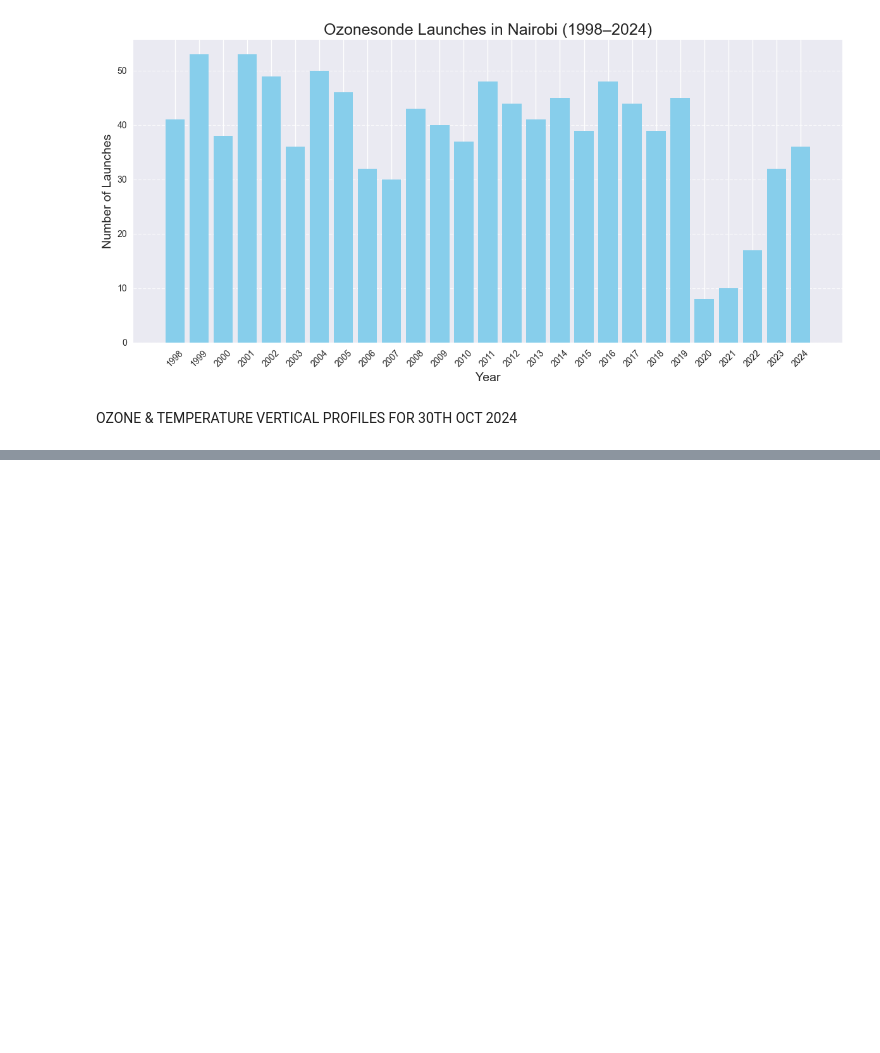
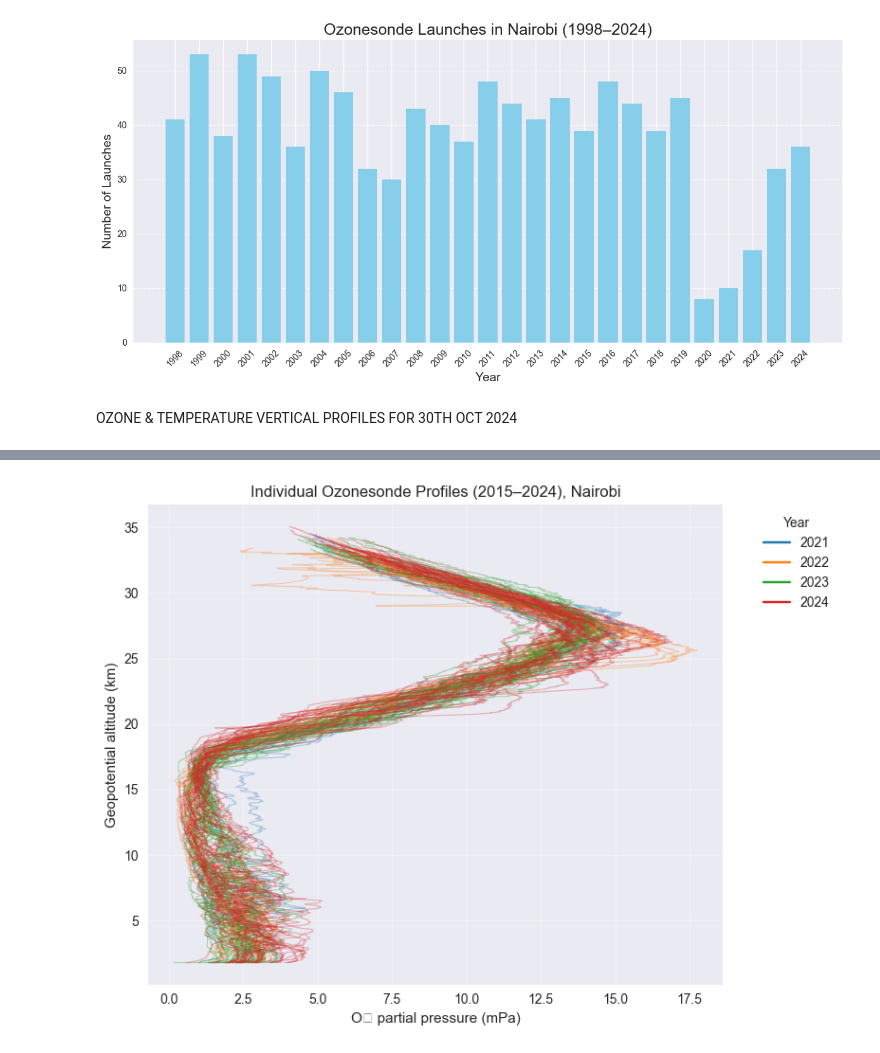
Before and after one commit to MUTUKU-1/WORLD_OZONE_DAY, a Jupyter notebook: worldozoneday.ipynb, the cells around one changed output, grey strips where cells are left out. Drawn from its saved outputs; the diff is of its cells as text; code cells hidden in the pictures; blank space fills up the shorter version.

Commit message:
plot5

```diff
--- a/worldozoneday.ipynb
+++ b/worldozoneday.ipynb
@@ -136,0 +222,81 @@ Extracted 7081 rows and 3 columns
+# %%
+import re
+from pathlib import Path
+
+import pandas as pd
+import matplotlib.pyplot as plt
+
+# 1. Setup
+base_dir = Path("Ozonesondes")
+years    = range(2021, 2025)         # now covers 2021, 2022, 2023, 2024
+exts     = {".txt", ".dat", ".tab"}  # accepted extensions
+
+# 2. Prepare figure
+fig, ax = plt.subplots(figsize=(8, 6))
+cmap   = plt.get_cmap("tab10")
+colors = {yr: cmap(i % cmap.N) for i, yr in enumerate(years)}
+
+# 3. Loop over each file and plot its profile
+for yr in years:
+    year_dir = base_dir / f"shadoz_nairobi_{yr}_V06"
+    if not year_dir.is_dir():
+        continue
+
+    for fn in year_dir.iterdir():
+        if fn.suffix.lower() not in exts:
+            continue
+
+        # 3a) locate header
+        with fn.open() as f:
+            for i, line in enumerate(f):
+                if line.lstrip().startswith("Time") and "O3_mPa" in line:
+                    header_idx  = i
+                    header_line = line
+                    break
+            else:
+                continue
+
+        # 3b) read geopotential altitude & ozone
+        cols = header_line.strip().split()
+        df   = pd.read_csv(
+            fn,
+            sep=r"\s+",
+            engine="python",
+            names=cols,
+            skiprows=header_idx + 1,
+            usecols=["GeopAlt","O3_mPa"],
+            na_values=9000,
+            comment="C"
+        )
+
+        # 3c) drop invalids
+        df["GeopAlt"] = pd.to_numeric(df["GeopAlt"], errors="coerce")
+        df["O3_mPa"]  = pd.to_numeric(df["O3_mPa"],  errors="coerce")
+        df = df.dropna(subset=["GeopAlt","O3_mPa"])
+        if df.empty:
+            continue
+
+        # 3d) plot
+        ax.plot(
+            df["O3_mPa"],
+            df["GeopAlt"],
+            color=colors[yr],
+            alpha=0.3,
+            linewidth=0.8
+        )
+
+# 4. Finalize plot
+ax.set_xlabel("O₃ partial pressure (mPa)")
+ax.set_ylabel("Geopotential altitude (km)")
+ax.set_title("Individual Ozonesonde Profiles (2015–2024), Nairobi")
+ax.grid(alpha=0.3)
+
+# 5. Legend
+for yr in years:
+    ax.plot([], [], color=colors[yr], label=str(yr))
+ax.legend(title="Year", bbox_to_anchor=(1.05,1), loc="upper left")
+
+plt.tight_layout()
+plt.show()
+# %% [output]
+[figure, added]
```
Also changed, not shown: parts of 4 cells of this notebook.
